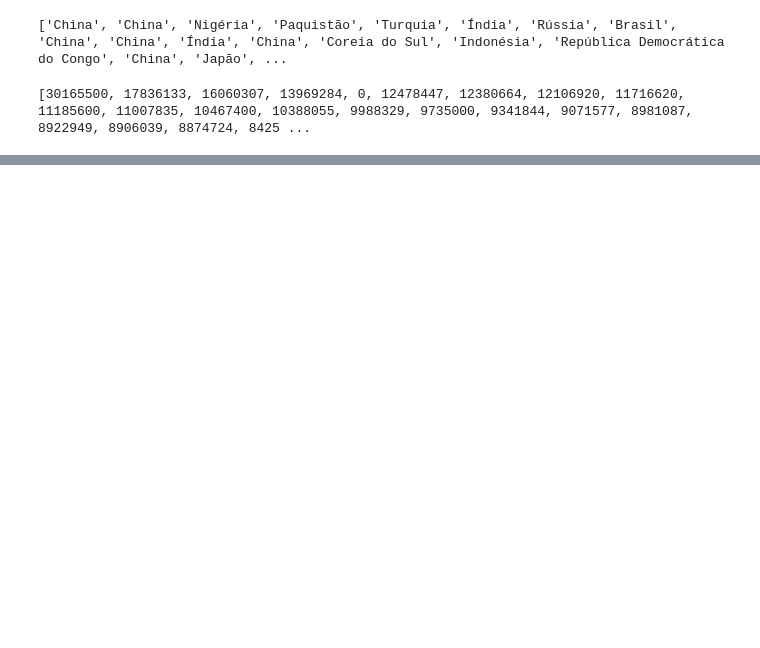
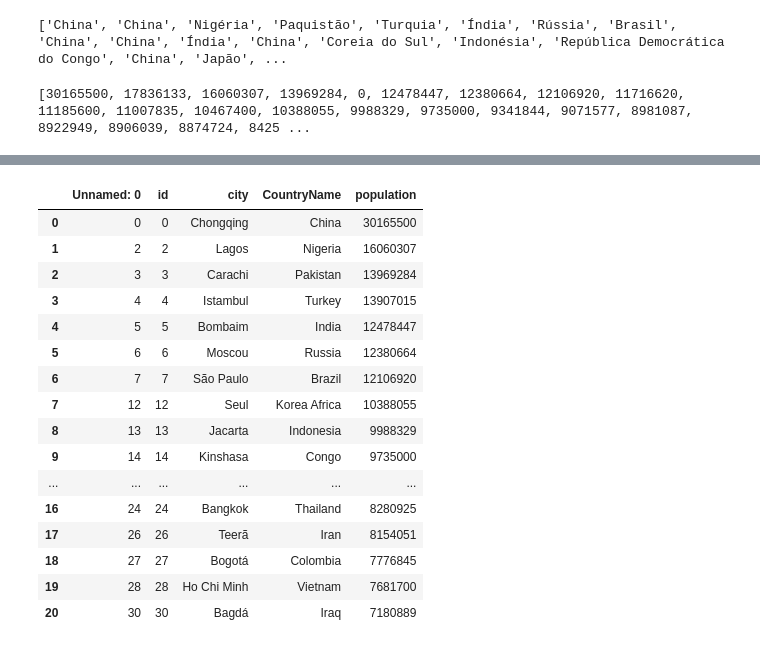
Before and after one commit to ta-data-lis/Project-Week-3-Data-Thieves, a Jupyter notebook: your-project/Scrapping_Wiki.ipynb, the cells around one changed output, grey strips where cells are left out. Cells and saved outputs as stored; diff of their text form; code cells hidden in the pictures; blank space fills up the shorter version.

```diff
--- a/your-project/Scrapping_Wiki.ipynb
+++ b/your-project/Scrapping_Wiki.ipynb
@@ -107,0 +185,20 @@ ax = sns.barplot("country", y="population", data=data,
+# %%
+pd.read_csv('data/population_filtered.csv')
+# %% [output]
+|  | Unnamed: 0 | id | city | CountryName | population |
+| 0 | 0 | 0 | Chongqing | China | 30165500 |
+| 1 | 2 | 2 | Lagos | Nigeria | 16060307 |
+| 2 | 3 | 3 | Carachi | Pakistan | 13969284 |
+| 3 | 4 | 4 | Istambul | Turkey | 13907015 |
+| 4 | 5 | 5 | Bombaim | India | 12478447 |
+| 5 | 6 | 6 | Moscou | Russia | 12380664 |
+| 6 | 7 | 7 | São Paulo | Brazil | 12106920 |
+| 7 | 12 | 12 | Seul | Korea Africa | 10388055 |
+| 8 | 13 | 13 | Jacarta | Indonesia | 9988329 |
+| 9 | 14 | 14 | Kinshasa | Congo | 9735000 |
+| ... | ... | ... | ... | ... | ... |
+| 16 | 24 | 24 | Bangkok | Thailand | 8280925 |
+| 17 | 26 | 26 | Teerã | Iran | 8154051 |
+| 18 | 27 | 27 | Bogotá | Colombia | 7776845 |
+| 19 | 28 | 28 | Ho Chi Minh | Vietnam | 7681700 |
+| 20 | 30 | 30 | Bagdá | Iraq | 7180889 |
```
Also changed, not shown: parts of 10 cells of this notebook, 9 other files.
